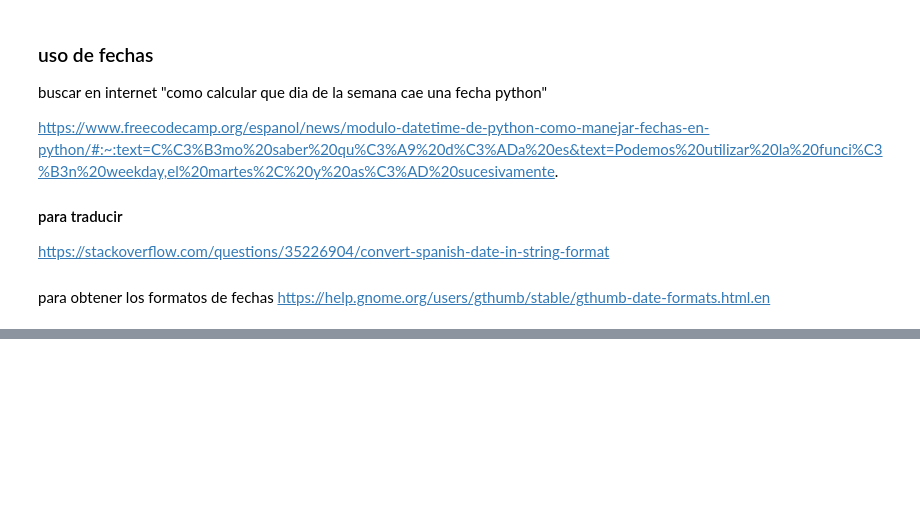
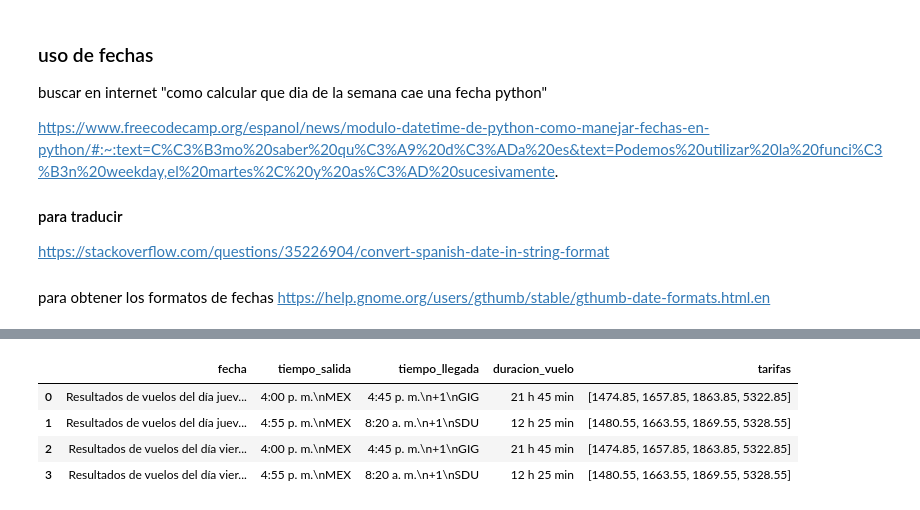
Before and after one commit to and35/37_web_scraping-_extraccion_de_datos_en_la_web, a Jupyter notebook: 2_scraping_javascript_selenium.ipynb, the cells around one changed output, grey strips where cells are left out. Cells and saved outputs as stored; diff of their text form; code cells hidden in the pictures; blank space fills up the shorter version.

Commit message:
finalizacion del proyecto de scraping de vuelos, el cual recolecta los mejores vuelos en un rango de fechas y te permite explorarlos despues, todo construido con selselenium

```diff
--- a/2_scraping_javascript_selenium.ipynb
+++ b/2_scraping_javascript_selenium.ipynb
@@ -250,0 +445,18 @@ lo que hara el scrapper sera:
+# %%
+# es la funcion scrapeando vuelos dia por dia
+def scrapear_siguiente_pagina(driver, repeat=3):
+    all_flies = []
+    for i in range(repeat):
+        if i != 0:
+            driver.find_element(by=By.XPATH, value='//button[@id="date-carousel-item-3"]').click()
+            all_flies.append(scraper_de_vuelos(driver))
+        else:
+            all_flies.append(scraper_de_vuelos(driver))
+        print(f"pagina {i} terminada")
+    driver.close() # cerramos el navegador al concluir
+    return all_flies
+# %%
+root_url = "https://www.latamairlines.com/mx/es"
+driver_pagina_vuelos_disponibles = buscar_vuelos(root_url)
+# %%
+all_flies = scrapear_siguiente_pagina(driver_pagina_vuelos_disponibles)
@@ -250,0 +481,3 @@ lo que hara el scrapper sera:
+# %%
+all_flies_flatted = sum(all_flies, []) # aplanamos las listas de [[{},{}],[]] > [{},{},{}]
+#all_flies_flatted
@@ -250,0 +505,10 @@ lo que hara el scrapper sera:
+# %%
+import pandas as pd
+df = pd.DataFrame(all_flies_flatted)
+df
+# %% [output]
+|  | fecha | tiempo_salida | tiempo_llegada | duracion_vuelo | tarifas |
+| 0 | Resultados de vuelos del día juev... | 4:00 p. m.\nMEX | 4:45 p. m.\n+1\nGIG | 21 h 45 min | [1474.85, 1657.85, 1863.85, 5322.85] |
+| 1 | Resultados de vuelos del día juev... | 4:55 p. m.\nMEX | 8:20 a. m.\n+1\nSDU | 12 h 25 min | [1480.55, 1663.55, 1869.55, 5328.55] |
+| 2 | Resultados de vuelos del día vier... | 4:00 p. m.\nMEX | 4:45 p. m.\n+1\nGIG | 21 h 45 min | [1474.85, 1657.85, 1863.85, 5322.85] |
+| 3 | Resultados de vuelos del día vier... | 4:55 p. m.\nMEX | 8:20 a. m.\n+1\nSDU | 12 h 25 min | [1480.55, 1663.55, 1869.55, 5328.55] |
```
Also changed, not shown: parts of 17 cells of this notebook.
